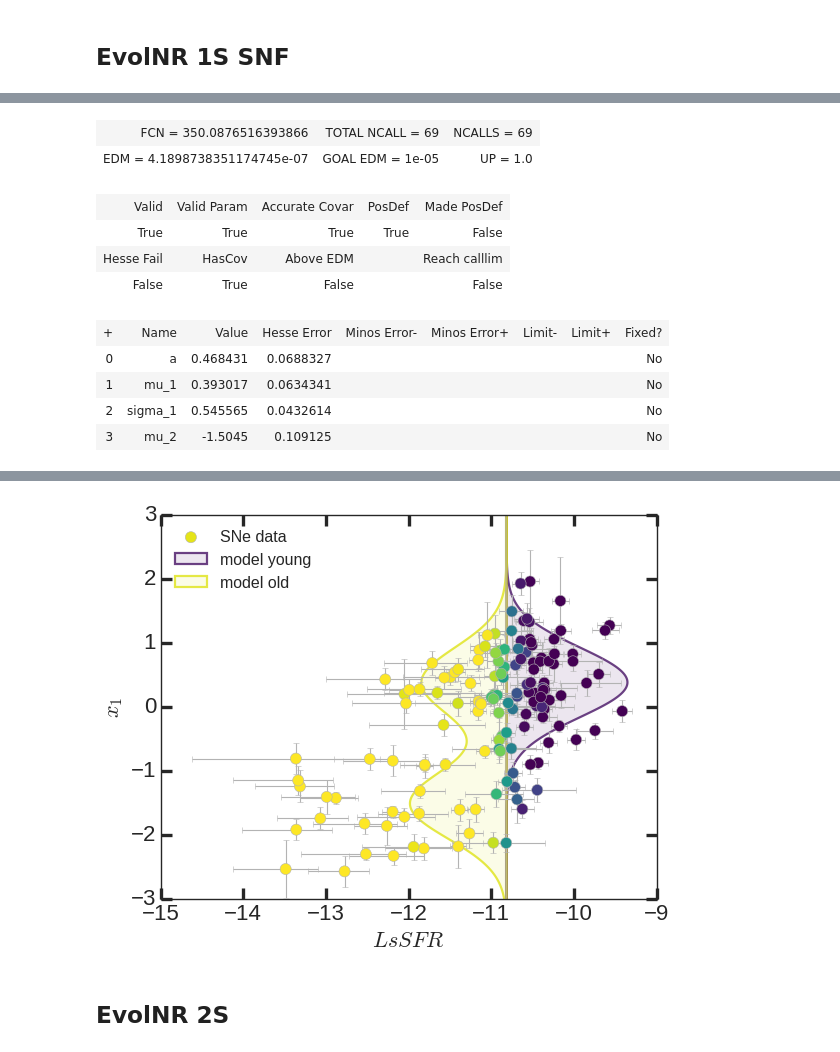
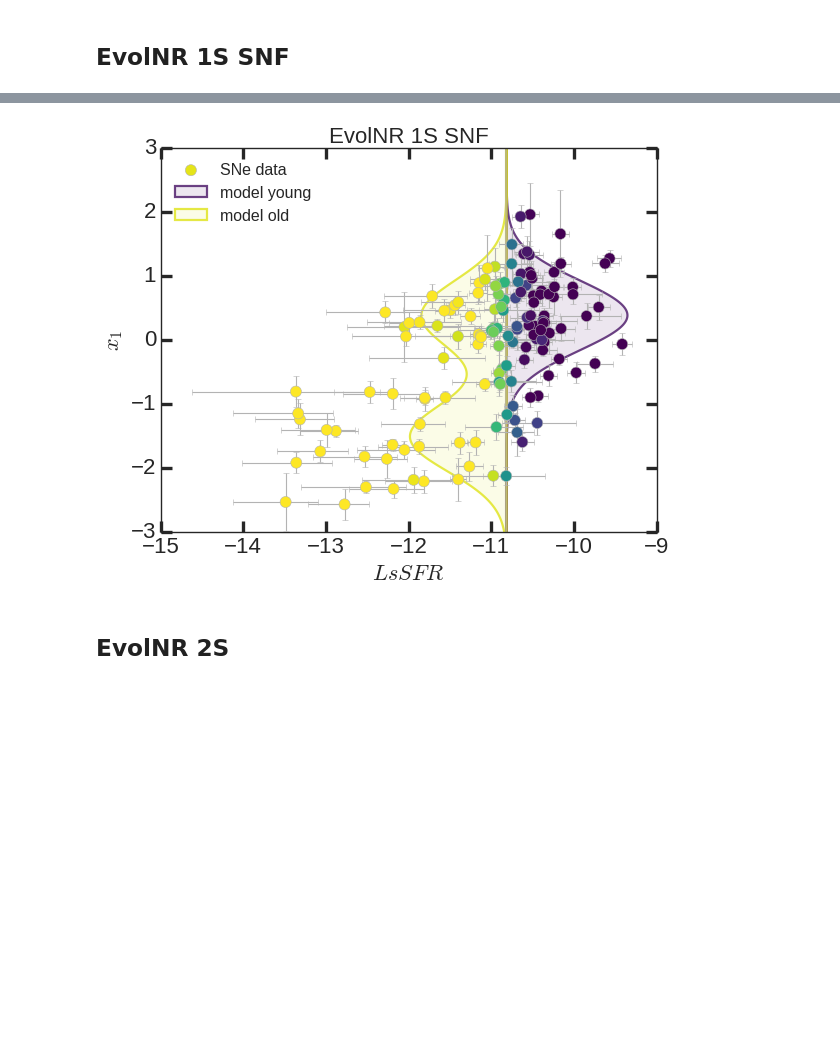
Before and after one commit to Nora-n/variaIa, a Jupyter notebook: notebooks/comparaison_models_onebyone.ipynb, the cells around one changed output, grey strips where cells are left out. Cells and saved outputs as stored; diff of their text form; code cells hidden in the pictures; blank space fills up the shorter version.

```diff
--- a/notebooks/comparaison_models.ipynb
+++ b/notebooks/comparaison_models_onebyone.ipynb
@@ -238,5 +231,5 @@ evol3G2M1SSNF.minimize(p_l.value, a = snf_a,
                                mu_1 = snf_mu_1, sigma_1 = snf_sigma_1,
                                mu_2 = snf_mu_2)
 
-evol3G2M1SSNF.plotter()
+evol3G2M1SSNF.plotter('EvolNR 1S SNF')
 # %% [output]
@@ -244,11 +235,0 @@ evol3G2M1SSNF.plotter()
-| FCN = 350.0876516393866 | TOTAL NCALL = 69 | NCALLS = 69 |
-| EDM = 4.1898738351174745e-07 | GOAL EDM = 1e-05 | UP = 1.0 |
-| Valid | Valid Param | Accurate Covar | PosDef | Made PosDef |
-| True | True | True | True | False |
-| Hesse Fail | HasCov | Above EDM |  | Reach calllim |
-| False | True | False |  | False |
-| + | Name | Value | Hesse Error | Minos Error- | Minos Error+ | Limit- | Limit+ | Fixed? |
-| 0 | a | 0.468431 | 0.0688327 |  |  |  |  | No |
-| 1 | mu_1 | 0.393017 | 0.0634341 |  |  |  |  | No |
-| 2 | sigma_1 | 0.545565 | 0.0432614 |  |  |  |  | No |
-| 3 | mu_2 | -1.5045 | 0.109125 |  |  |  |  | No |
@@ -256,4 +236,4 @@ evol3G2M1SSNF.plotter()
-[figure, old version]
+[figure, new version]
 # %% [markdown]
 ## EvolNR 2S
 # %%
```
Also changed, not shown: parts of 10 cells of this notebook, 4 other files.
